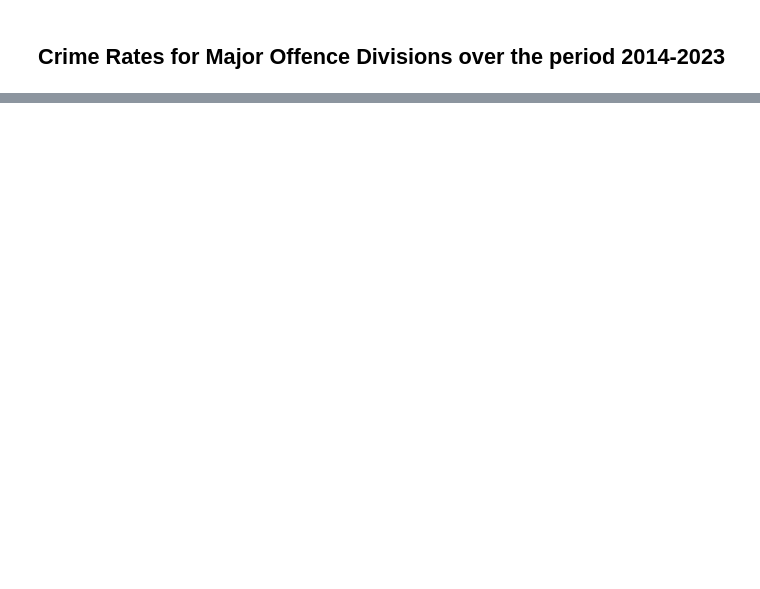
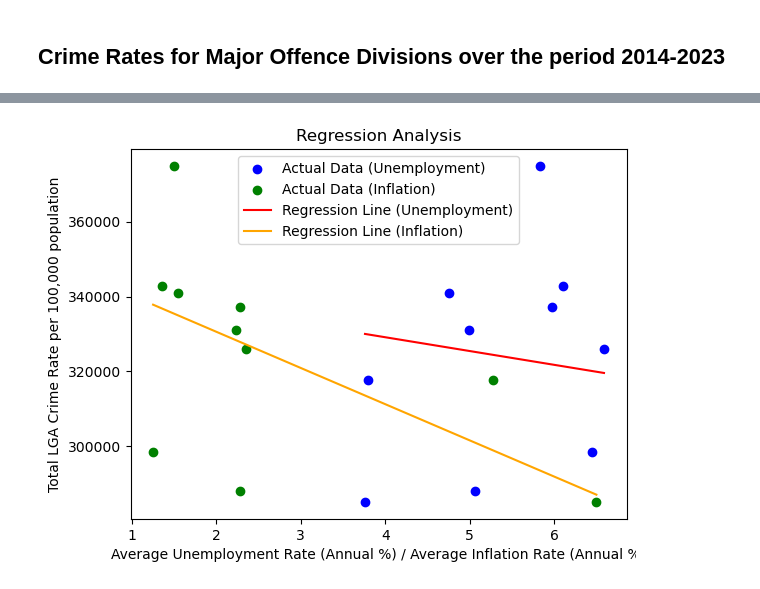
Before and after one commit to MahsaHesam/Project1, a Jupyter notebook: Crime_Analysis_in _Victoria.ipynb, the cells around one changed output, grey strips where cells are left out. Drawn from its saved outputs; the diff is of its cells as text; code cells hidden in the pictures; blank space fills up the shorter version.

```diff
--- a/Crime_Analysis_in _Victoria.ipynb
+++ b/Crime_Analysis_in _Victoria.ipynb
@@ -317,0 +263,16 @@ plt.savefig('Visualisation Images/crime rate by Offence Division over the period
+# %%
+# Define the dependent and independent variables
+y = crime_and_economic_data_df['Total LGA Crime Rate per 100,000 population']
+X = crime_and_economic_data_df[['Average unemployment rate (Annual %)', 'Average inflation rate (Annual %)']]
+
+# Convert X to a StatsModels data structure by adding a constant term
+X = sm.add_constant(X)
+
+# Convert y to a NumPy array
+y = y.values
+
+# Fit the regression model
+Total_LGA_Crime= sm.OLS(y, X).fit()
+
+# Print the regression summary
+print(Total_LGA_Crime.summary())
@@ -317,0 +297,32 @@ plt.savefig('Visualisation Images/crime rate by Offence Division over the period
+# %%
+import numpy as np
+import matplotlib.pyplot as plt
+
+# Define a range of values for the independent variable (e.g., Average Unemployment Rate)
+x_range_unemployment = np.linspace(X.iloc[:, 1].min(), X.iloc[:, 1].max(), 100)
+
+# Define a range of values for the other independent variable (e.g., Average Inflation Rate)
+x_range_inflation = np.linspace(X.iloc[:, 2].min(), X.iloc[:, 2].max(), 100)
+
+# Calculate predicted values using the regression equation for both variables
+predicted_values_unemployment = model.params[0] + model.params[1] * x_range_unemployment + model.params[2] * X.iloc[:, 2].mean()
+predicted_values_inflation = model.params[0] + model.params[1] * X.iloc[:, 1].mean() + model.params[2] * x_range_inflation
+
+# Scatter plot of the actual data points
+plt.scatter(X.iloc[:, 1], y, label='Actual Data (Unemployment)', color='blue')
+plt.scatter(X.iloc[:, 2], y, label='Actual Data (Inflation)', color='green')
+
+# Plotting the regression line for both variables
+plt.plot(x_range_unemployment, predicted_values_unemployment, label='Regression Line (Unemployment)', color='red')
+plt.plot(x_range_inflation, predicted_values_inflation, label='Regression Line (Inflation)', color='orange')
+
+# Adding labels and legend
+plt.xlabel('Average Unemployment Rate (Annual %) / Average Inflation Rate (Annual %)')
+plt.ylabel('Total LGA Crime Rate per 100,000 population')
+plt.title('Regression Analysis')
+plt.legend()
+
+# Display the plot
+plt.show()
+# %% [output]
+[figure, added]
```
Also changed, not shown: parts of 20 cells of this notebook, 3 other files.
